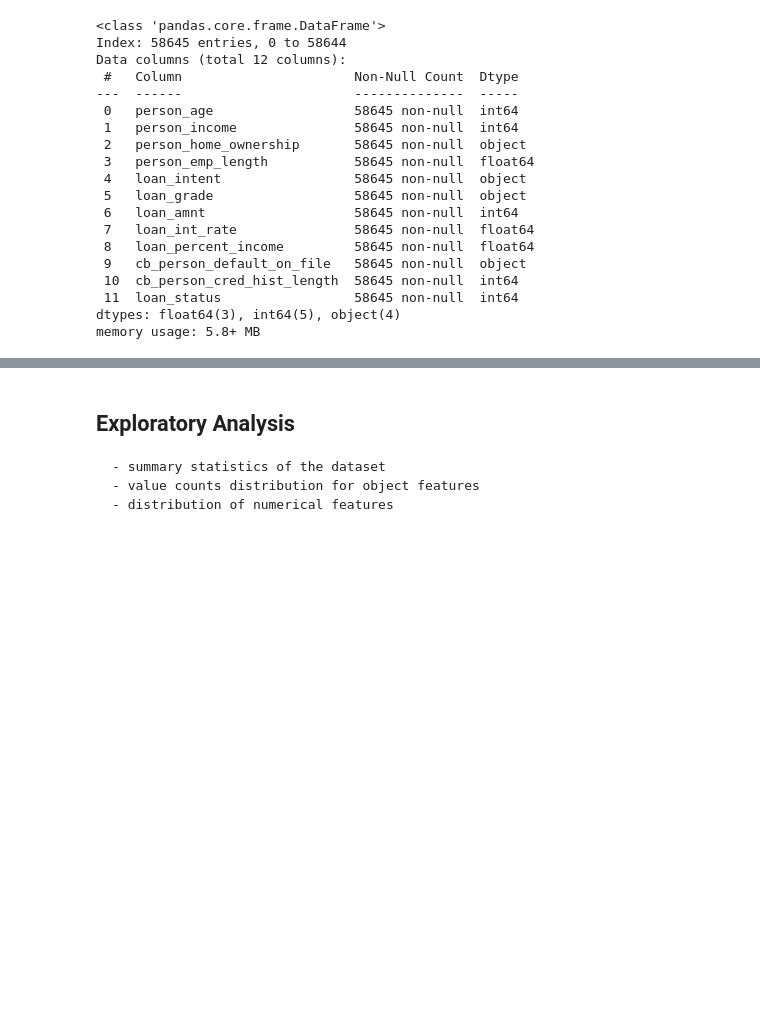
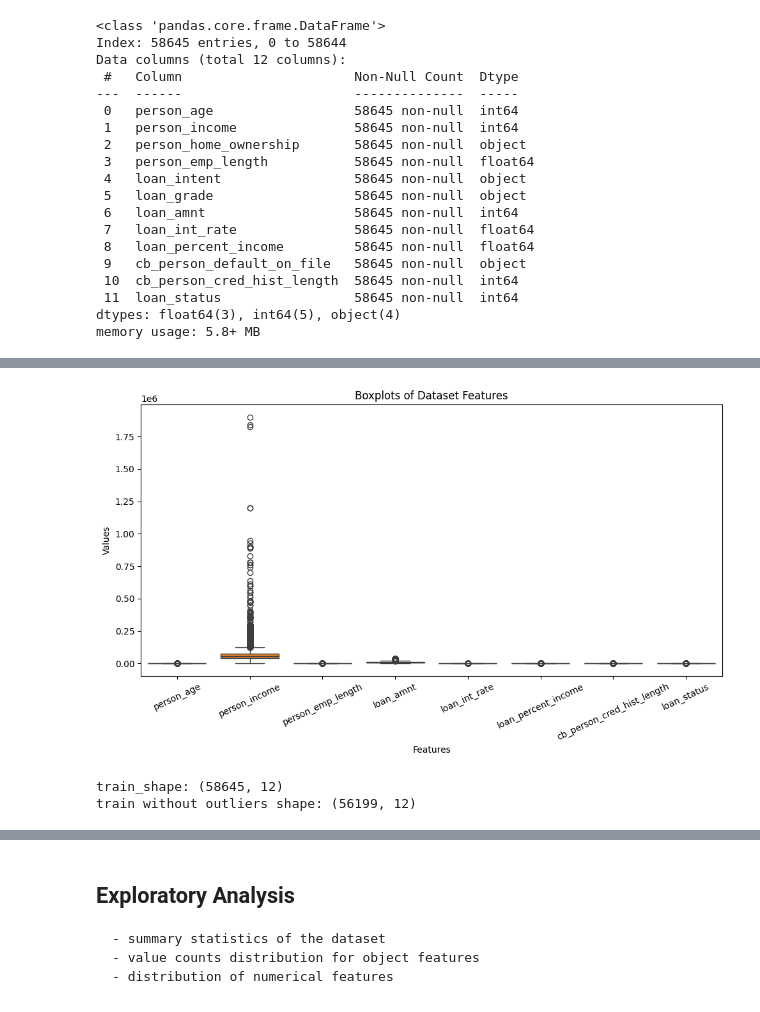
Before and after one commit to Morris-mk/Loan_Approval_Predictor, a Jupyter notebook: project.ipynb, the cells around one changed output, grey strips where cells are left out. Saved outputs shown, nothing was run; the diff lists cells and outputs as text; code cells hidden in the pictures; blank space fills up the shorter version.

```diff
--- a/project.ipynb
+++ b/project.ipynb
@@ -83,3 +105,19 @@ train.head(10)
 # %%
-# box plot for features
+# Create a figure with subplots
+plt.figure(figsize=(10, 6))
+
+# Create boxplots for all features
+sns.boxplot(data=train)
+
+# Customize the plot
+plt.title('Boxplots of Dataset Features')
+plt.xlabel('Features')
+plt.ylabel('Values')
+plt.xticks(rotation=25)  # Rotate feature names for readability
+
+# Show the plot
+plt.tight_layout()
+plt.show()
+# %% [output]
+[figure, added]
 # %%
@@ -91,0 +142,6 @@ def clamp_outliers(data):
+# %%
+print('train_shape:', train.shape)
+print('train without outliers shape:', train_clean.shape)
+# %% [output]
+train_shape: (58645, 12)
+train without outliers shape: (56199, 12)
```
Also changed, not shown: parts of 11 cells of this notebook.
